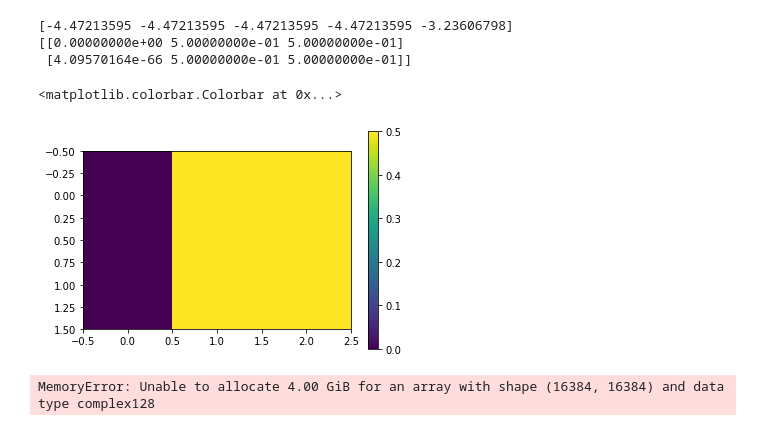
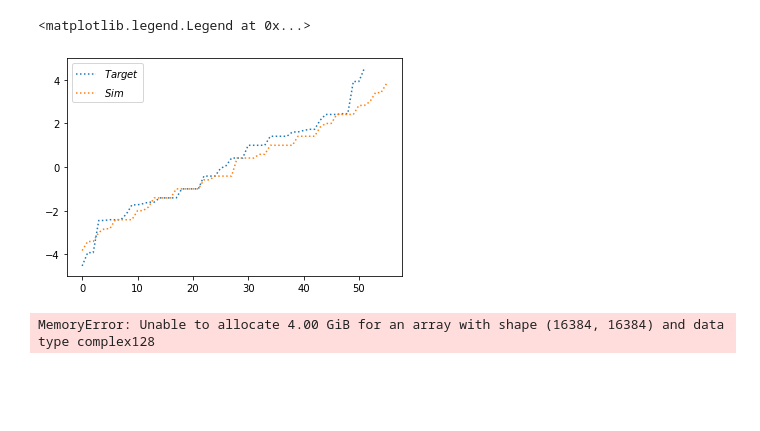
Before and after one commit to gabrielwoolls/fermion-encoding, a Jupyter notebook: myTesting.ipynb, the cells around one changed output. Cells and saved outputs as stored; diff of their text form; code cells hidden in the pictures; blank space fills up the shorter version.

Commit message:
Started projection into stabilizer +1 eigenspace

```diff
--- a/myTesting.ipynb
+++ b/myTesting.ipynb
@@ -79,25 +48,24 @@ plt.legend()
-# %%
-# print(np.array_equal(sql.retrieve_tgt(1), sql.retrieve_tgt(2)))# True!
-
-h1 = sql.retrieve_tgt(1)
-ge1,gs1 = qu.eigh(h1)
-# h3 = sql.retrieve_tgt(2)
-# ge3,gs3 = qu.eigh(h3)
-print(ge1[0:5])
-
-Nfcc = sql.siteNumberOps(sites=sql.vertexInds(), fermi=True)
-n_loc = np.real(np.array([qu.expec(Nfcc[j], gs1[:,0])
-                        for j in sql.vertexInds()]))
-n_loc = np.reshape(n_loc, sql._shape)
-print(n_loc)
-plt.imshow(n_loc)
-plt.colorbar()
-# %% [output]
-[-4.47213595 -4.47213595 -4.47213595 -4.47213595 -3.23606798]
-[[0.00000000e+00 5.00000000e-01 5.00000000e-01]
- [4.09570164e-66 5.00000000e-01 5.00000000e-01]]
-<matplotlib.colorbar.Colorbar at 0x...>
-[figure, removed]
+# %%
+reload(sq)
+
+sql.make_stabilizer()
+# estates = sql._eigstates
+H = sql._HamSim
+proj = sql._stab_proj
+
+projHam = proj@H
+pevals, pevecs = qu.eigh(projHam)
+
+# print(np.sort(pevals))
+# %%
+gex = np.around(gex,decimals=3)
+plt.plot(gex[gex!=0.0], ':', label=r'$Target$')
+pevals = np.around(pevals, decimals=3)
+plt.plot(pevals[pevals!=0.0], ':',label=r'$Sim$')
+plt.legend()
+# %% [output]
+<matplotlib.legend.Legend at 0x...>
+[figure, added]
 # %%
 import qubitLattice as ql
 from importlib import reload
```
Also changed, not shown: parts of 3 cells of this notebook, 2 other files.
